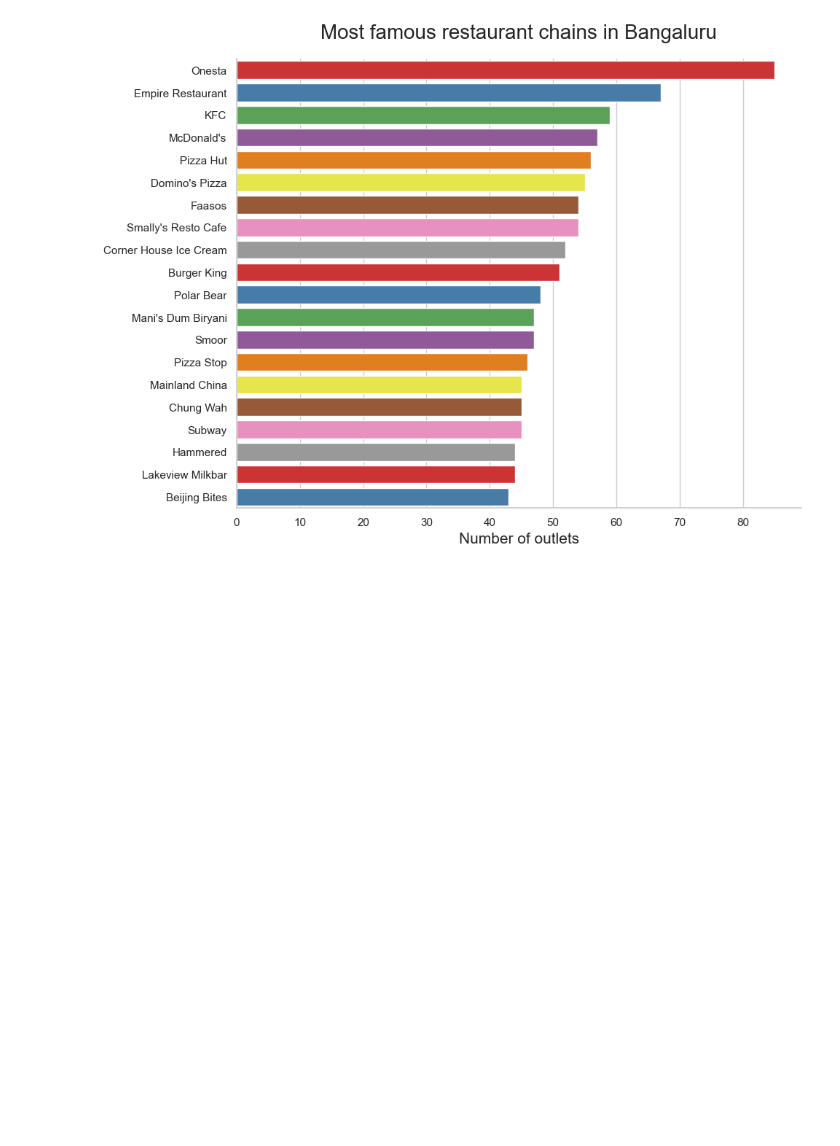
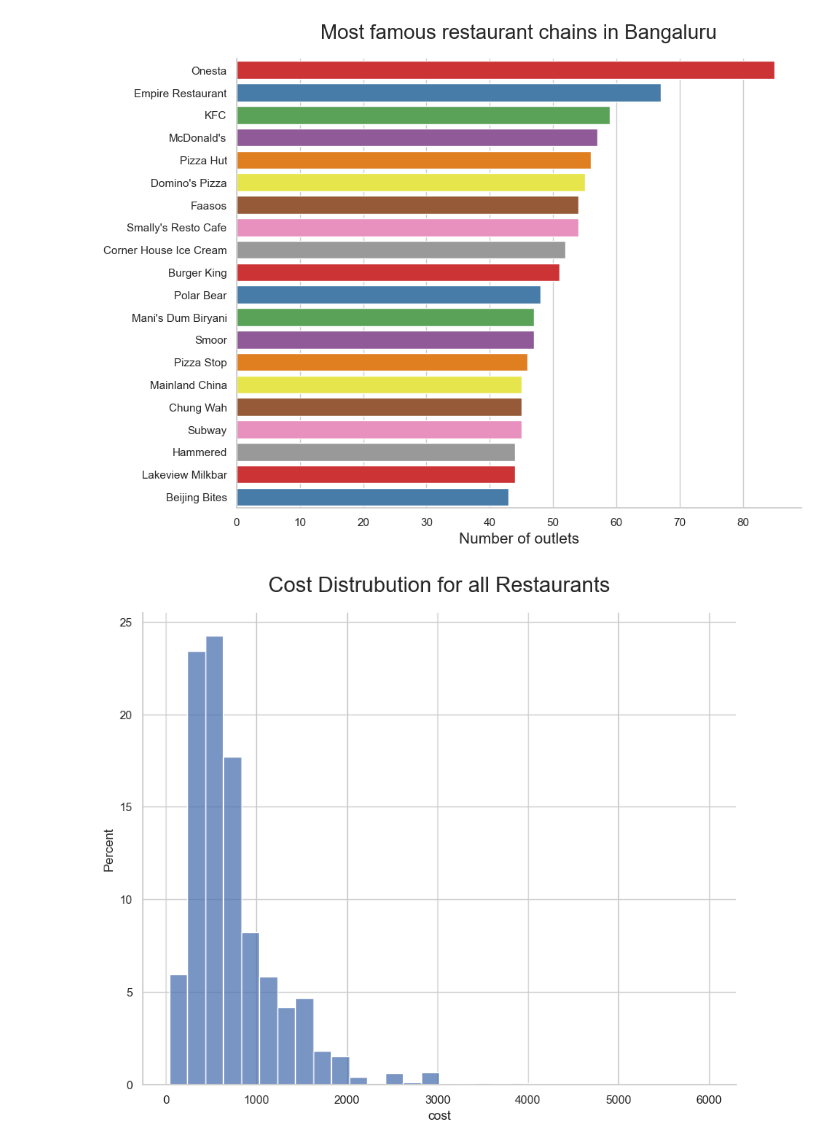
Before and after one commit to BernartGuddiny/project_zomato, a Jupyter notebook: project_zomato.ipynb, the cells around one changed output. Drawn from its saved outputs; the diff is of its cells as text; code cells hidden in the pictures; blank space fills up the shorter version.

Commit message:
made a distribution of costs for all restaurants in the second goal of the project

```diff
--- a/project_zomato.ipynb
+++ b/project_zomato.ipynb
@@ -342,3 +342,17 @@ plt.xlabel("Number of outlets"
 sns.despine()
 # %% [output]
 [figure]
+# %%
+# Let's see at the cost distribution of all the restaurants in the city
+sns.histplot(zomato.cost
+            , stat='percent'
+            , palette='Set1'
+            , bins=30)
+
+plt.title("Cost Distrubution for all Restaurants"
+          , size=20
+          , pad=20)
+
+sns.despine()
+# %% [output]
+[figure, added]
```
Also changed, not shown: parts of 1 cell of this notebook.
